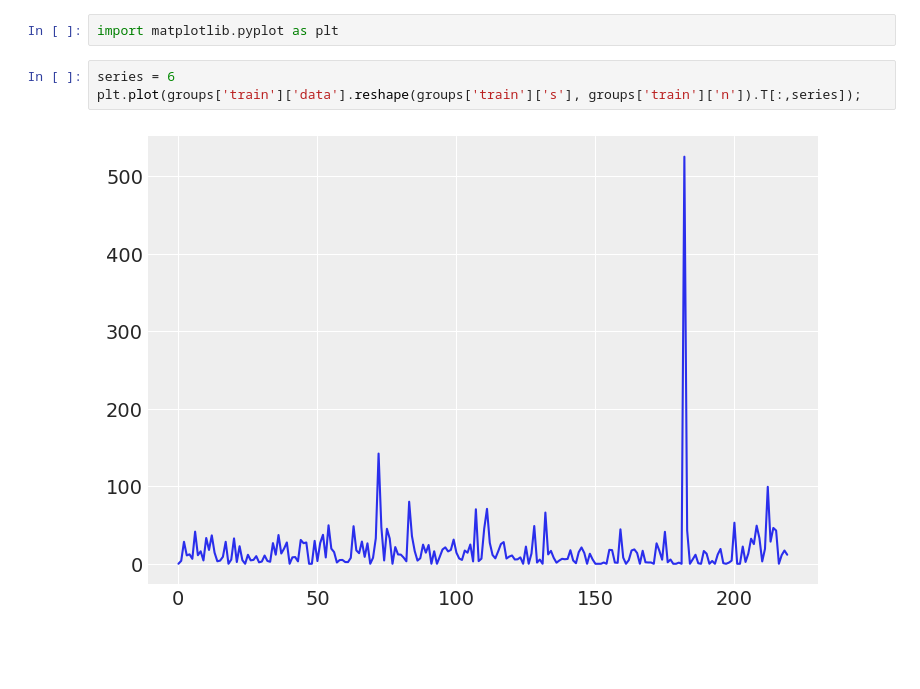
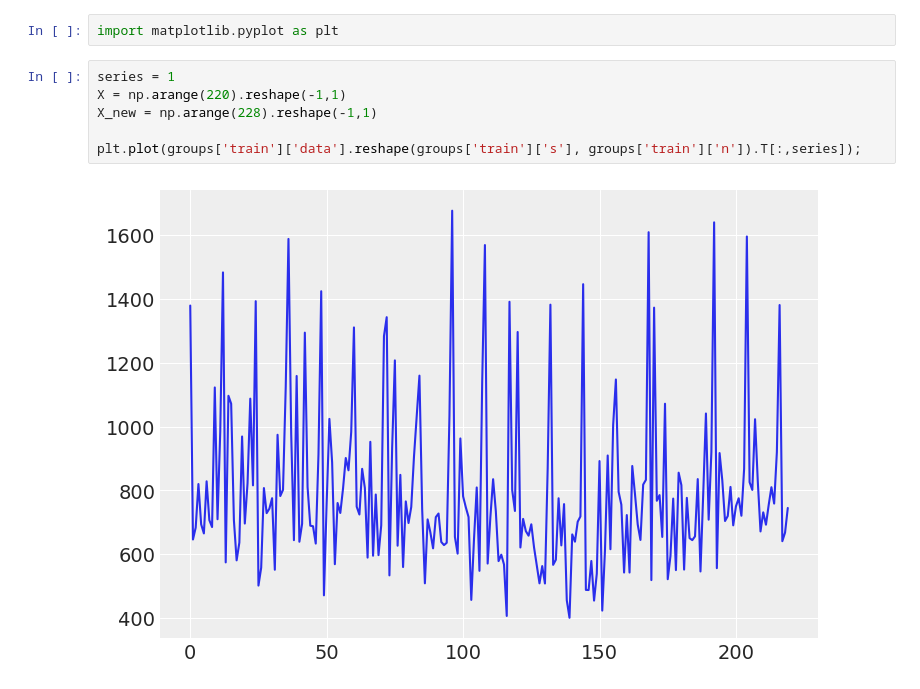
Before and after one commit to luisroque/hierarchical_ts_forecaster, a Jupyter notebook: notebooks/Running one GP per series - dataset tourism.ipynb, the cells around one changed output. Cells and saved outputs as stored; diff of their text form; blank space fills up the shorter version.

```diff
--- a/notebooks/Running one GP per series - dataset tourism.ipynb
+++ b/notebooks/Running one GP per series - dataset tourism.ipynb
@@ -125,9 +150,12 @@ metrics_to_table(groups, results)
 # %%
 import matplotlib.pyplot as plt
 # %%
-series = 6
+series = 1
+X = np.arange(220).reshape(-1,1)
+X_new = np.arange(228).reshape(-1,1)
+
 plt.plot(groups['train']['data'].reshape(groups['train']['s'], groups['train']['n']).T[:,series]);
 # %% [output]
-[figure, old version]
+[figure, new version]
 # %%
 with pm.Model() as model:
```
Also changed, not shown: parts of 7 cells of this notebook.
